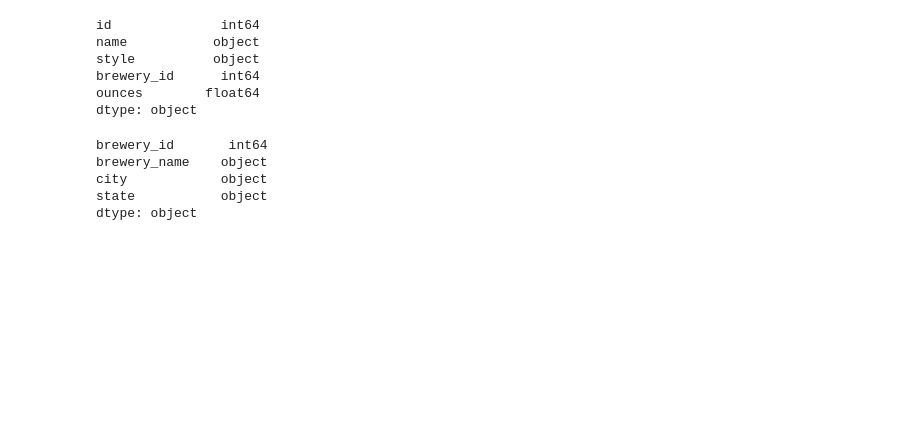
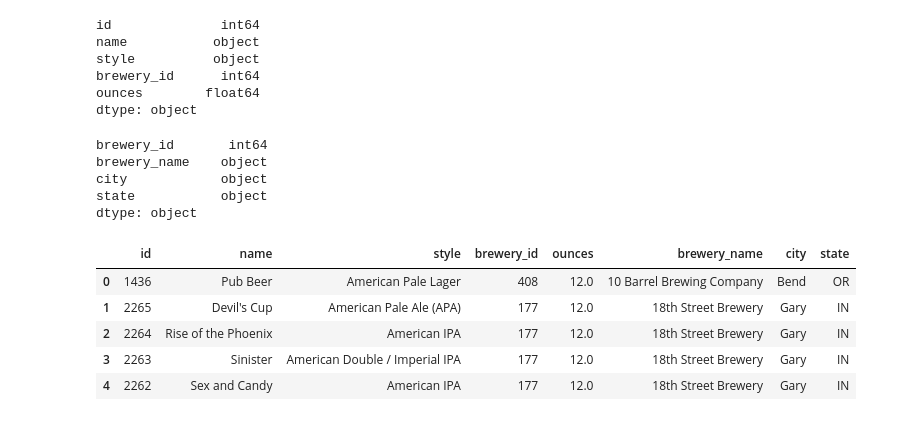
Before and after one commit to Ovion/Beer_pairing-Pipeline_project, a Jupyter notebook: Pruebas_Untitled.ipynb, the cells around one changed output. Cells and saved outputs as stored; diff of their text form; code cells hidden in the pictures; blank space fills up the shorter version.

Commit message:
Mejor con merge

```diff
--- a/Pruebas_Untitled.ipynb
+++ b/Pruebas_Untitled.ipynb
@@ -131,3 +131,14 @@ df_breweries.to_csv('Outputs/SQLbreweries.csv')
+# %%
+df_combinado = pd.merge(df_beers, df_breweries, how = 'inner', on = 'brewery_id')
+# %%
+df_combinado.head()
+# %% [output]
+|  | id | name | style | brewery_id | ounces | brewery_name | city | state |
+| 0 | 1436 | Pub Beer | American Pale Lager | 408 | 12.0 | 10 Barrel Brewing Company | Bend | OR |
+| 1 | 2265 | Devil's Cup | American Pale Ale (APA) | 177 | 12.0 | 18th Street Brewery | Gary | IN |
+| 2 | 2264 | Rise of the Phoenix | American IPA | 177 | 12.0 | 18th Street Brewery | Gary | IN |
+| 3 | 2263 | Sinister | American Double / Imperial IPA | 177 | 12.0 | 18th Street Brewery | Gary | IN |
+| 4 | 2262 | Sex and Candy | American IPA | 177 | 12.0 | 18th Street Brewery | Gary | IN |
 # %%
 # df.drop(df[df['Age'] < 25].index, inplace = True)
 # %%
```
Also changed, not shown: parts of 1 cell of this notebook.
